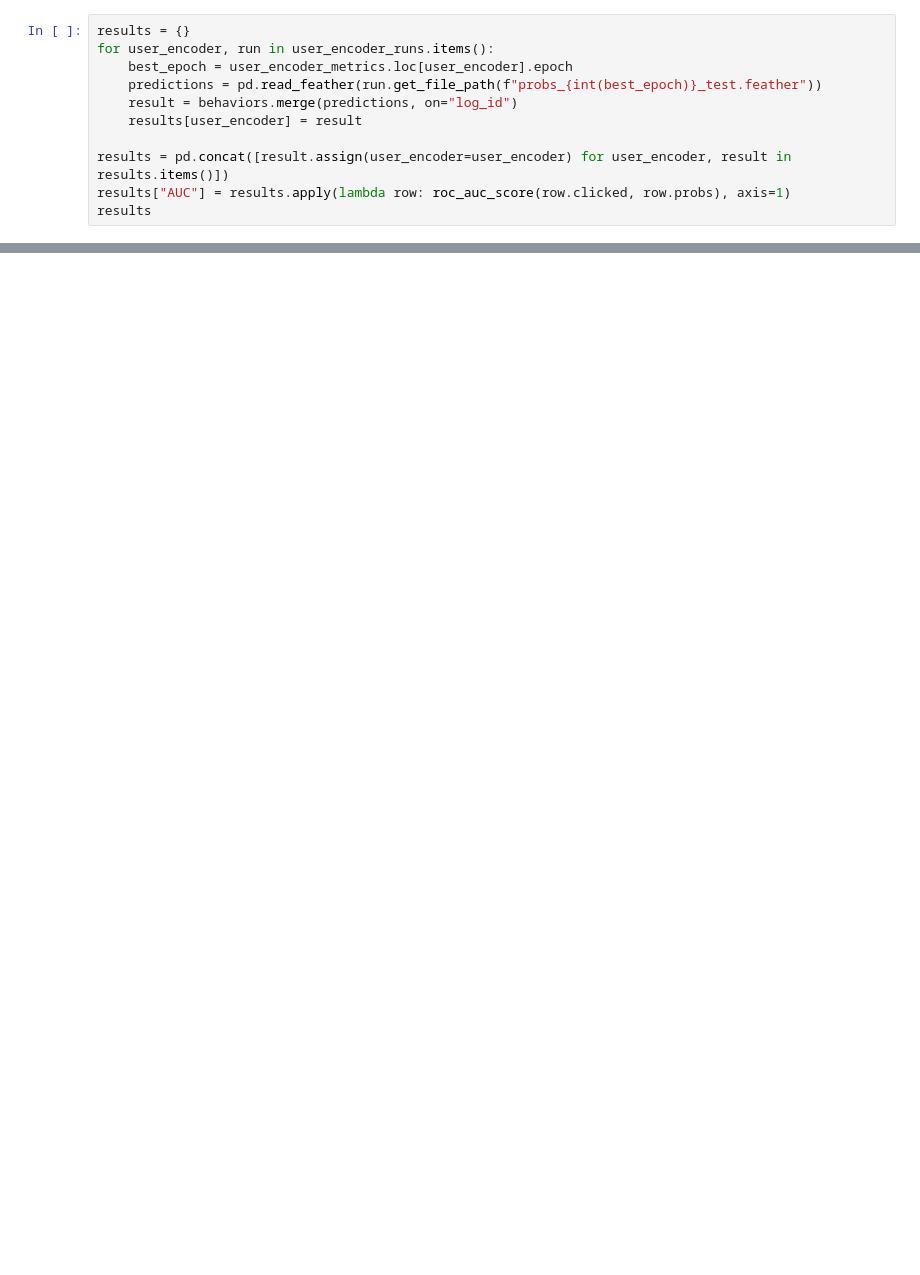
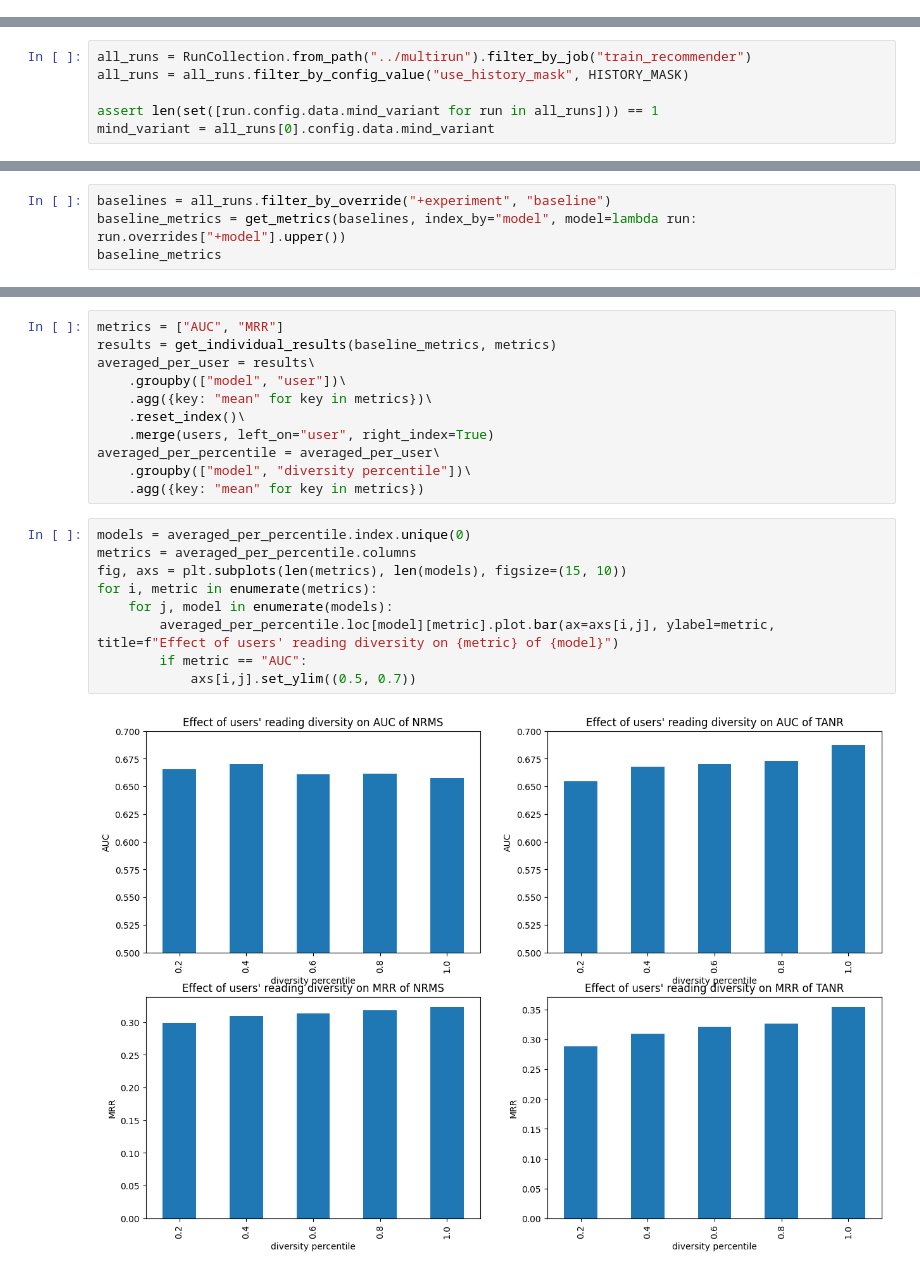
Before and after one commit to koengommers/news-recommendation, a Jupyter notebook: notebooks/Recommender Results.ipynb, the cells around one changed output, grey strips where cells are left out. Saved outputs shown, nothing was run; the diff lists cells and outputs as text; blank space fills up the shorter version.

Commit message:
feat: update recommender results notebook

```diff
--- a/notebooks/Recommender Results.ipynb
+++ b/notebooks/Recommender Results.ipynb
@@ -200,11 +0,0 @@ users
-# %%
-results = {}
-for user_encoder, run in user_encoder_runs.items():
-    best_epoch = user_encoder_metrics.loc[user_encoder].epoch
-    predictions = pd.read_feather(run.get_file_path(f"probs_{int(best_epoch)}_test.feather"))
-    result = behaviors.merge(predictions, on="log_id")
-    results[user_encoder] = result
-
-results = pd.concat([result.assign(user_encoder=user_encoder) for user_encoder, result in results.items()])
-results["AUC"] = results.apply(lambda row: roc_auc_score(row.clicked, row.probs), axis=1)
-results
@@ -269,0 +19,6 @@ plt.show()
+# %%
+all_runs = RunCollection.from_path("../multirun").filter_by_job("train_recommender")
+all_runs = all_runs.filter_by_config_value("use_history_mask", HISTORY_MASK)
+
+assert len(set([run.config.data.mind_variant for run in all_runs])) == 1
+mind_variant = all_runs[0].config.data.mind_variant
@@ -269,0 +99,4 @@ plt.show()
+# %%
+baselines = all_runs.filter_by_override("+experiment", "baseline")
+baseline_metrics = get_metrics(baselines, index_by="model", model=lambda run: run.overrides["+model"].upper())
+baseline_metrics
@@ -269,0 +108,22 @@ plt.show()
+# %%
+metrics = ["AUC", "MRR"]
+results = get_individual_results(baseline_metrics, metrics)
+averaged_per_user = results\
+    .groupby(["model", "user"])\
+    .agg({key: "mean" for key in metrics})\
+    .reset_index()\
+    .merge(users, left_on="user", right_index=True)
+averaged_per_percentile = averaged_per_user\
+    .groupby(["model", "diversity percentile"])\
+    .agg({key: "mean" for key in metrics})
+# %%
+models = averaged_per_percentile.index.unique(0)
+metrics = averaged_per_percentile.columns
+fig, axs = plt.subplots(len(metrics), len(models), figsize=(15, 10))
+for i, metric in enumerate(metrics):
+    for j, model in enumerate(models):
+        averaged_per_percentile.loc[model][metric].plot.bar(ax=axs[i,j], ylabel=metric, title=f"Effect of users' reading diversity on {metric} of {model}")
+        if metric == "AUC":
+            axs[i,j].set_ylim((0.5, 0.7))
+# %% [output]
+[figure, added]
```
Also changed, not shown: parts of 37 cells of this notebook.
